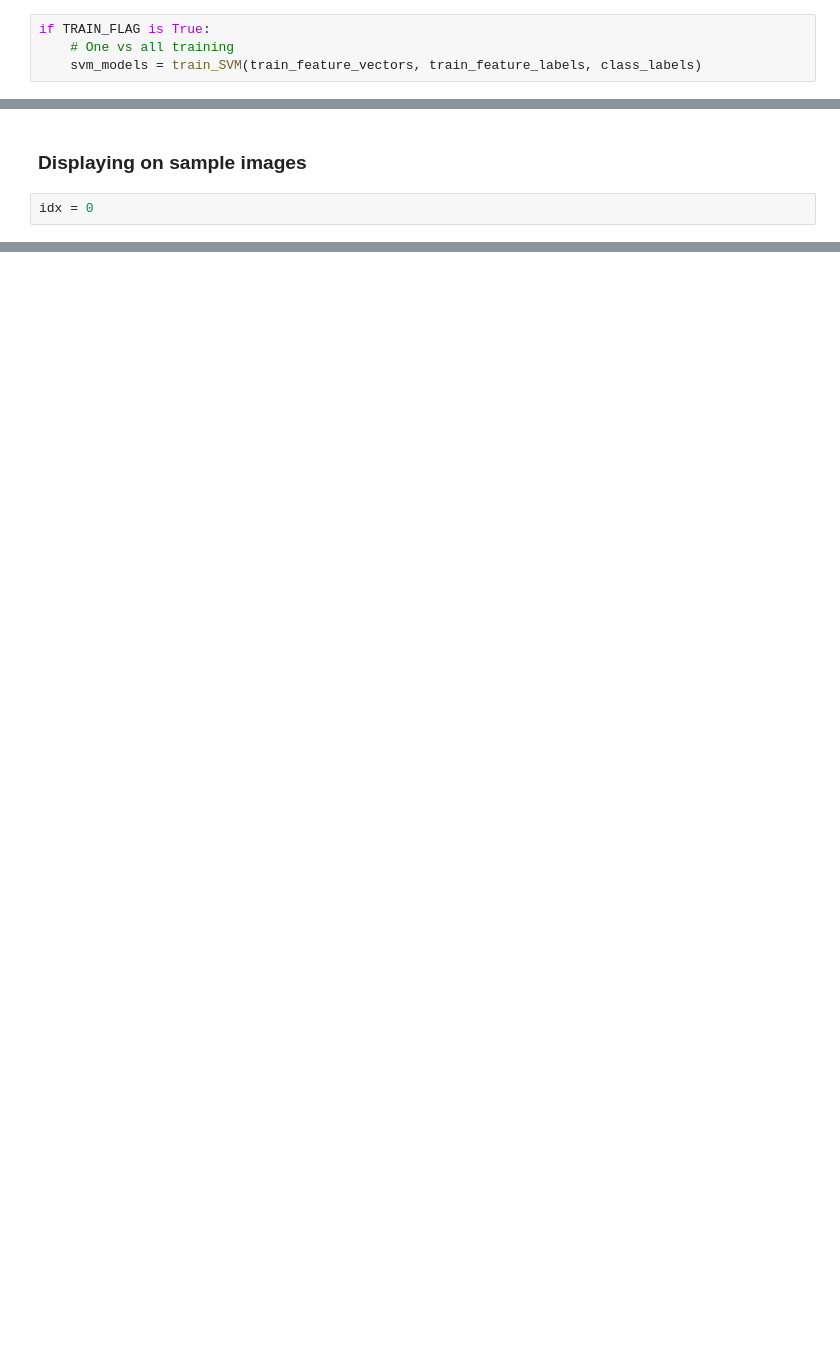
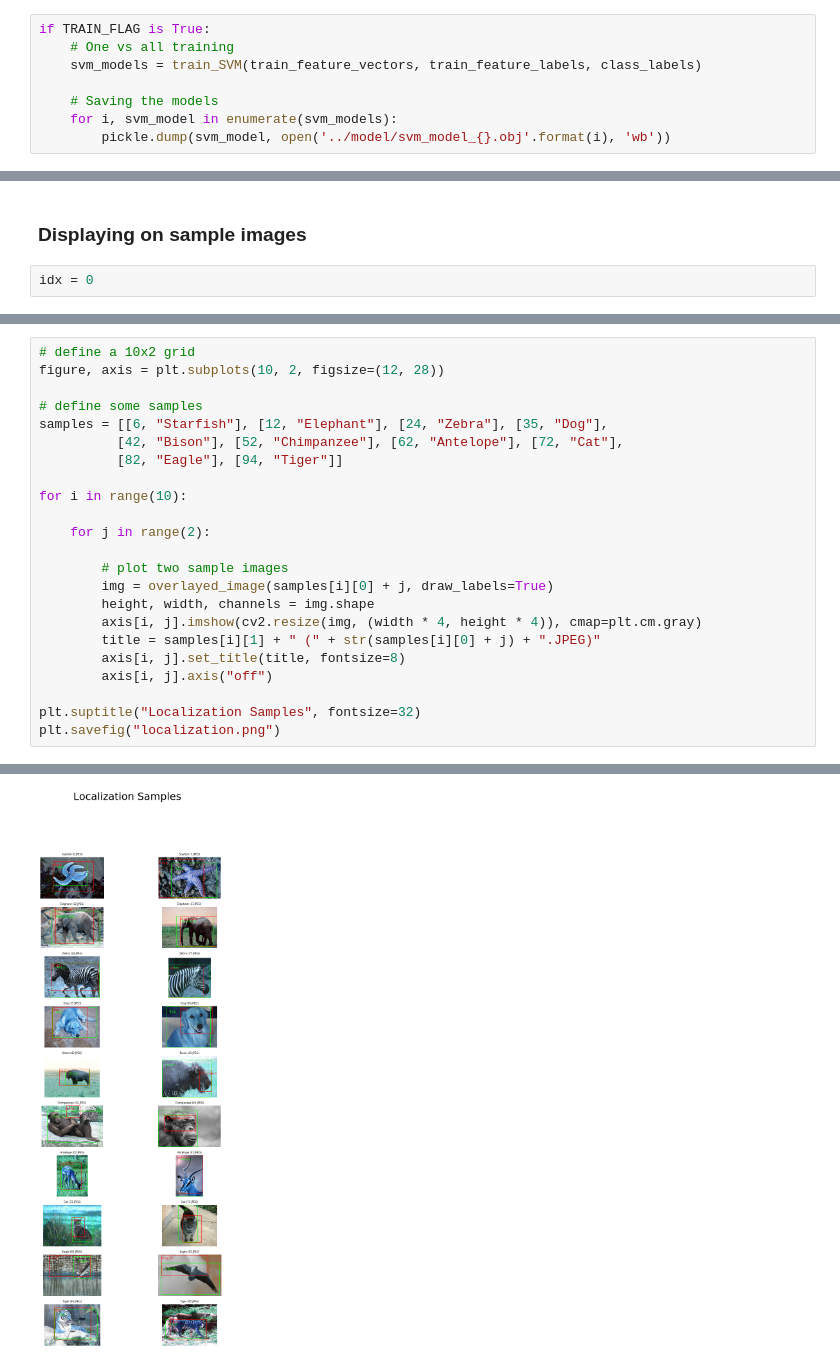
Before and after one commit to fuadaghazada/Object-Localization-and-Recognition, a Jupyter notebook: src/Project.ipynb, the cells around one changed output, grey strips where cells are left out. Cells and saved outputs as stored; diff of their text form; blank space fills up the shorter version.

```diff
--- a/src/Project.ipynb
+++ b/src/Project.ipynb
@@ -44,6 +62,10 @@ if TRAIN_FLAG is True:
 if TRAIN_FLAG is True:
     # One vs all training
     svm_models = train_SVM(train_feature_vectors, train_feature_labels, class_labels)
+
+    # Saving the models
+    for i, svm_model in enumerate(svm_models):
+        pickle.dump(svm_model, open('../model/svm_model_{}.obj'.format(i), 'wb'))
 # %% [markdown]
 ### Testing
 # %%
@@ -176,0 +260,24 @@ Localization accuracy: 65.61792096652404
+# %%
+# define a 10x2 grid
+figure, axis = plt.subplots(10, 2, figsize=(12, 28))
+
+# define some samples
+samples = [[6, "Starfish"], [12, "Elephant"], [24, "Zebra"], [35, "Dog"],
+          [42, "Bison"], [52, "Chimpanzee"], [62, "Antelope"], [72, "Cat"],
+          [82, "Eagle"], [94, "Tiger"]]
+
+for i in range(10):
+
+    for j in range(2):
+
+        # plot two sample images
+        img = overlayed_image(samples[i][0] + j, draw_labels=True)
+        height, width, channels = img.shape
+        axis[i, j].imshow(cv2.resize(img, (width * 4, height * 4)), cmap=plt.cm.gray)
+        title = samples[i][1] + " (" + str(samples[i][0] + j) + ".JPEG)"
+        axis[i, j].set_title(title, fontsize=8)
+        axis[i, j].axis("off")
+
+plt.suptitle("Localization Samples", fontsize=32)
+plt.savefig("localization.png")
+# %% [output]
@@ -176,0 +301 @@ Localization accuracy: 65.61792096652404
+[figure, added]
```
Also changed, not shown: parts of 10 cells of this notebook, 5 other files.
